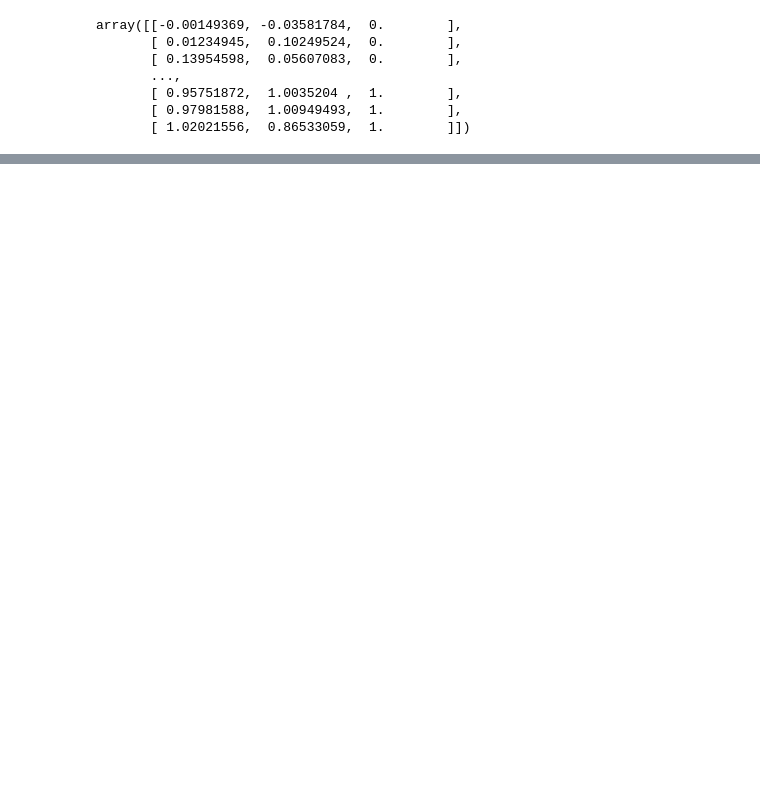
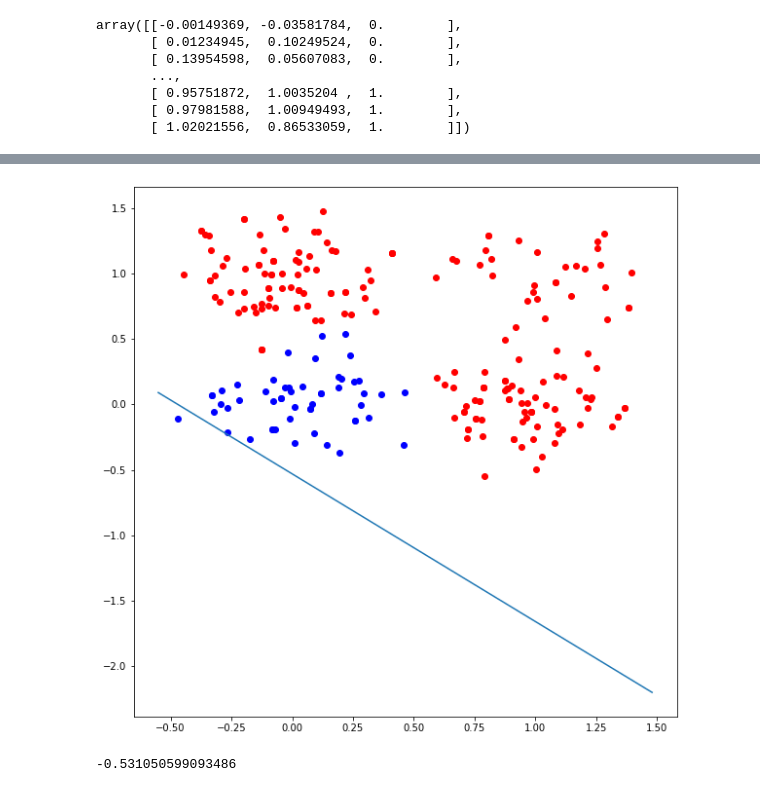
Before and after one commit to danilo-uea/RNA-2021.1-AA2.1, a Jupyter notebook: RNA_AA_2_1.ipynb, the cells around one changed output, grey strips where cells are left out. Saved outputs shown, nothing was run; the diff lists cells and outputs as text; code cells hidden in the pictures; blank space fills up the shorter version.

```diff
--- a/RNA_AA_2_1.ipynb
+++ b/RNA_AA_2_1.ipynb
@@ -371,0 +621,10 @@ Total de épocas:  10
+# %%
+plotLine(dataHoldout_test)
+peso = np.flip(houldoutWeights)
+x = intervalo_x(dataHoldout_test)
+plt.plot(x, (peso[0]/peso[2]) - ((peso[1]/peso[2]) * x))
+plt.show()
+print (peso[0]/peso[2])
+# %% [output]
+[figure, added]
+-0.531050599093486
```
Also changed, not shown: parts of 37 cells of this notebook.
